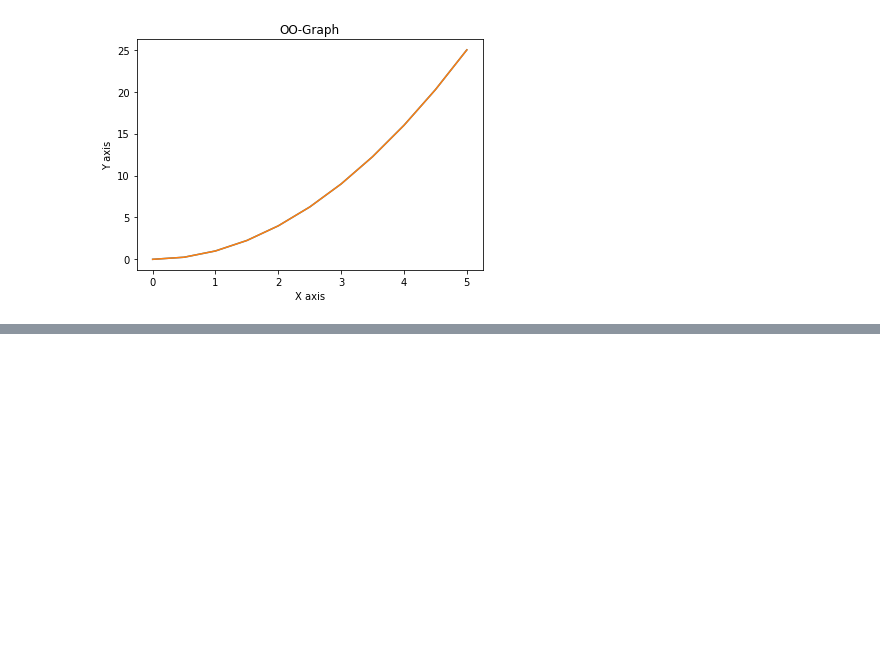
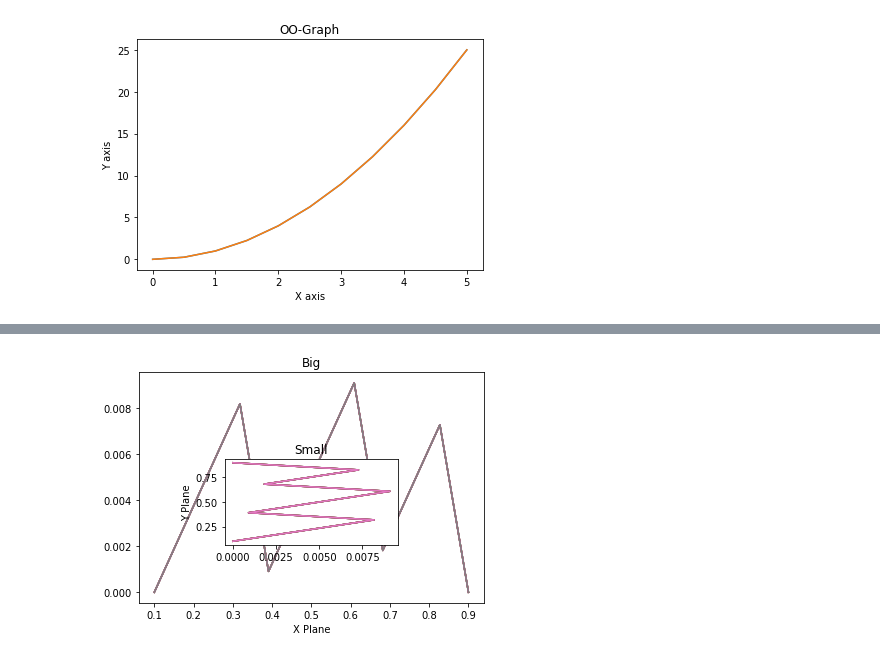
Before and after one commit to Sojiknight/PyDatSciStuds, a Jupyter notebook: Data visualization section.ipynb, the cells around one changed output, grey strips where cells are left out. Saved outputs shown, nothing was run; the diff lists cells and outputs as text; code cells hidden in the pictures; blank space fills up the shorter version.

```diff
--- a/Data visualization section.ipynb
+++ b/Data visualization section.ipynb
@@ -102,0 +155,4 @@ axes2 = fig.add_axes([0.2,0.5,0.4,0.3])
+# %%
+diag
+# %% [output]
+[figure, added]
```
Also changed, not shown: parts of 11 cells of this notebook.
